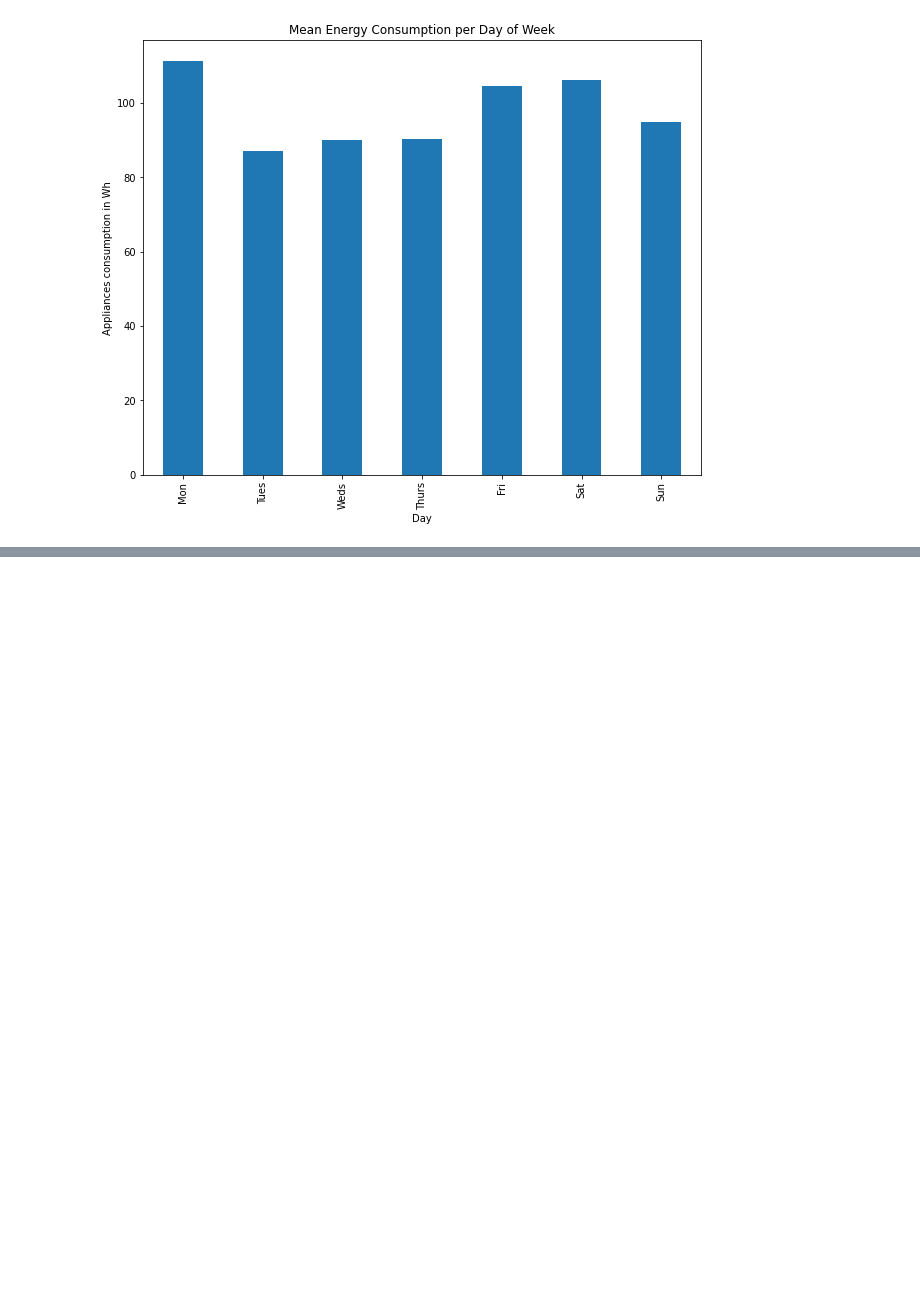
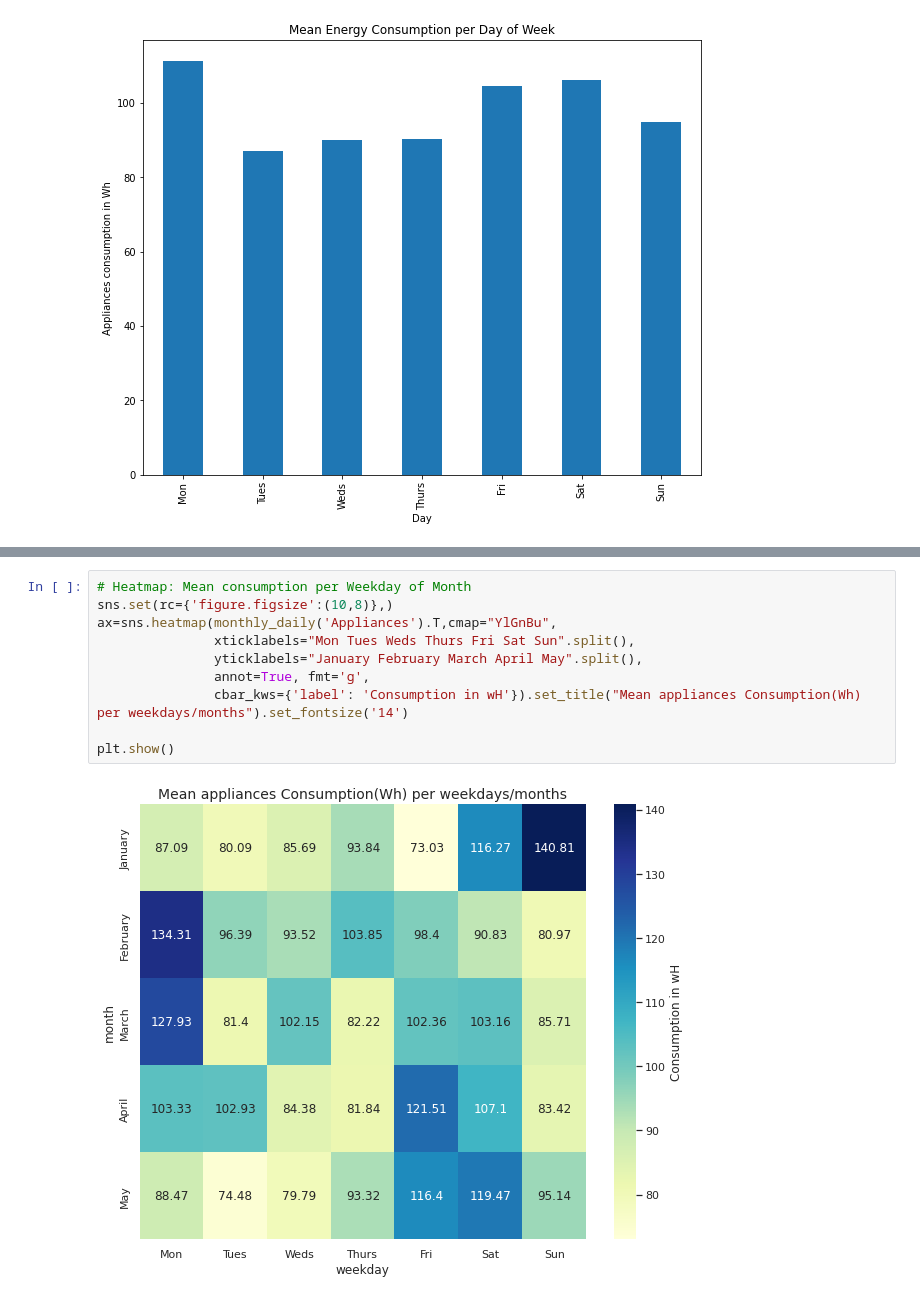
Before and after one commit to sumitgaikwad8877/appliances-energy-prediction.ipynb, a Jupyter notebook: Appliances_Energy_Prediction.ipynb, the cells around one changed output, grey strips where cells are left out. Drawn from its saved outputs; the diff is of its cells as text; blank space fills up the shorter version.

```diff
--- a/Appliances_Energy_Prediction.ipynb
+++ b/Appliances_Energy_Prediction.ipynb
@@ -285,0 +293,12 @@ plt.xticks(ticks, labels);
+# %%
+# Heatmap: Mean consumption per Weekday of Month
+sns.set(rc={'figure.figsize':(10,8)},)
+ax=sns.heatmap(monthly_daily('Appliances').T,cmap="YlGnBu",
+               xticklabels="Mon Tues Weds Thurs Fri Sat Sun".split(),
+               yticklabels="January February March April May".split(),
+               annot=True, fmt='g',
+               cbar_kws={'label': 'Consumption in wH'}).set_title("Mean appliances Consumption(Wh) per weekdays/months").set_fontsize('14')
+
+plt.show()
+# %% [output]
+[figure, added]
```
Also changed, not shown: parts of 35 cells of this notebook.
